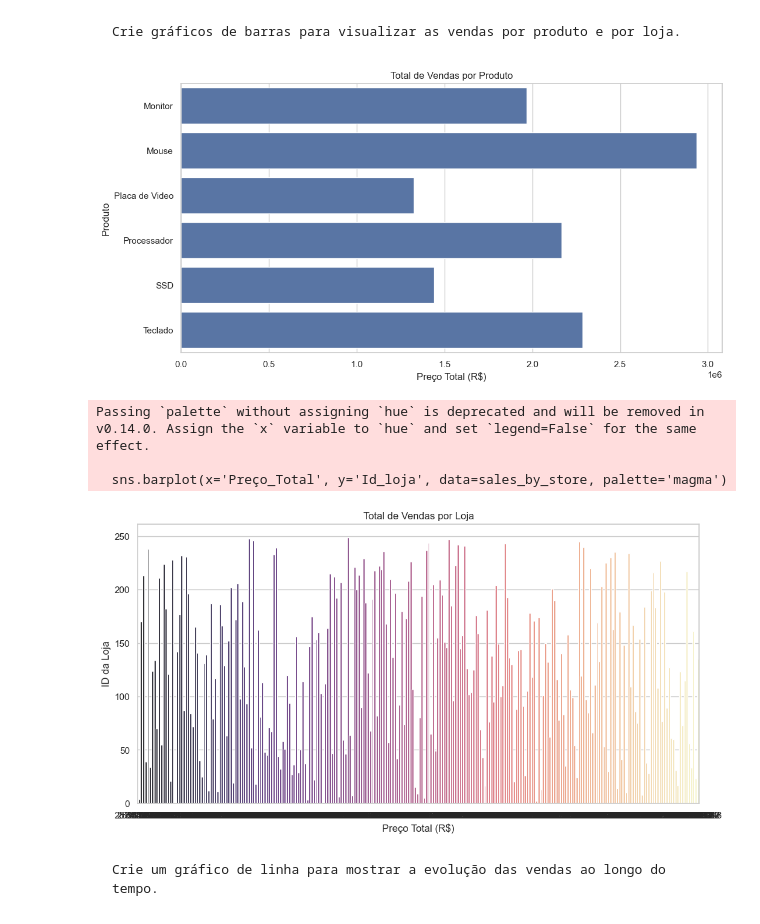
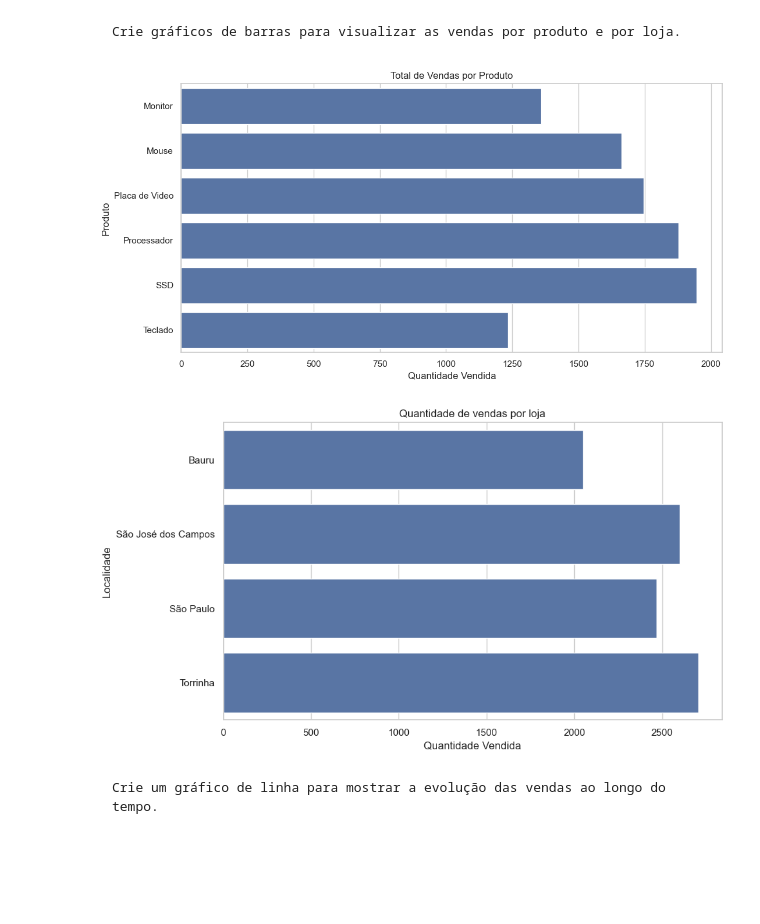
Before and after one commit to claytontey/DS_Unesp, a Jupyter notebook: Work_Git/Pedro_Smith/Aula6/main.ipynb, the cells around one changed output. Saved outputs shown, nothing was run; the diff lists cells and outputs as text; code cells hidden in the pictures; blank space fills up the shorter version.

```diff
--- a/Work_Git/Pedro_Smith/Aula6/main.ipynb
+++ b/Work_Git/Pedro_Smith/Aula6/main.ipynb
@@ -181,31 +180,22 @@ CRIAÇÃO DE GRÁFICOS
 # %% [markdown]
     Crie gráficos de barras para visualizar as vendas por produto e por loja.
 # %%
-# Configurando o estilo do seaborn
-sns.set(style="whitegrid")
+# Gráfico de barras para vendas por produto
+plt.figure(figsize=(12, 6))
+sales_by_product = df_market.groupby('Produto')['Quantidade Vendida'].sum().reset_index()
+sns.barplot(x='Quantidade Vendida', y='Produto', data=sales_by_product)
+plt.title('Total de Vendas por Produto')
+plt.xlabel('Quantidade Vendida')
+plt.show()
 
 # Gráfico de barras para vendas por produto
-plt.figure(figsize=(12, 6))
-sales_by_product = df_market.groupby('Produto')['Preço_Total'].sum().reset_index()
-sns.barplot(x='Preço_Total', y='Produto', data=sales_by_product)
-plt.title('Total de Vendas por Produto')
-plt.xlabel('Preço Total (R$)')
-plt.ylabel('Produto')
+plt.figure(figsize=(10,6))
+sales_by_store = df_market.groupby('Localidade')['Quantidade Vendida'].sum().reset_index()
+sns.barplot(x='Quantidade Vendida', y='Localidade', data=sales_by_store)
+plt.title('Quantidade de vendas por loja')
 plt.show()
-
-# Gráfico de barras para vendas por loja
-plt.figure(figsize=(12, 6))
-sales_by_store = df_market.groupby('Id_loja')['Preço_Total'].sum().reset_index()
-sns.barplot(x='Preço_Total', y='Id_loja', data=sales_by_store, palette='magma')
-plt.title('Total de Vendas por Loja')
-plt.xlabel('Preço Total (R$)')
-plt.ylabel('ID da Loja')
-plt.show()
 # %% [output]
-[figure, old version]
+[figure, new version]
-Passing `palette` without assigning `hue` is deprecated and will be removed in v0.14.0. Assign the `x` variable to `hue` and set `legend=False` for the same effect.
-
-  sns.barplot(x='Preço_Total', y='Id_loja', data=sales_by_store, palette='magma')
-[figure, old version]
+[figure, new version]
 # %% [markdown]
     Crie um gráfico de linha para mostrar a evolução das vendas ao longo do tempo.
```
Also changed, not shown: parts of 8 cells of this notebook.
